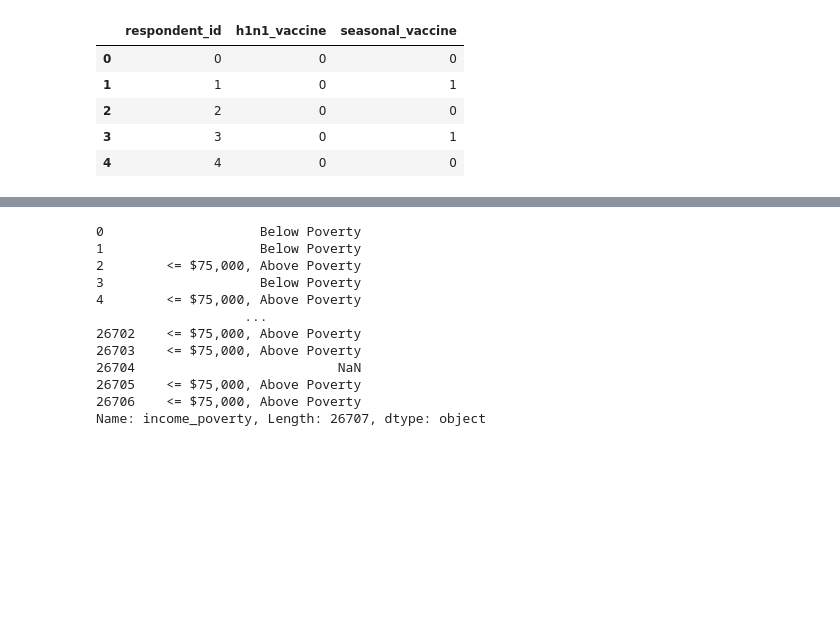
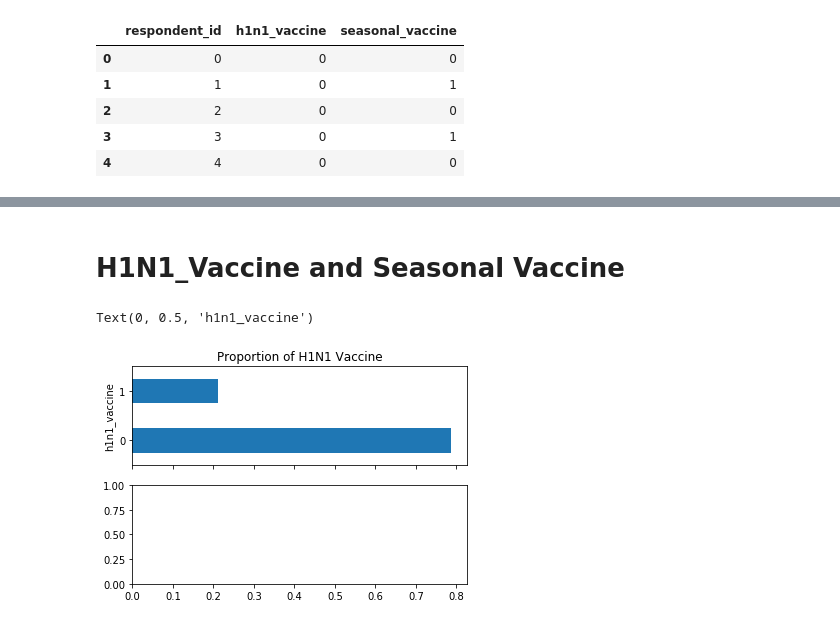
Before and after one commit to WinrichSy/DrivenData_FluShot_H1N1, a Jupyter notebook: Winrich_FluShot_H1N1.ipynb, the cells around one changed output, grey strips where cells are left out. Drawn from its saved outputs; the diff is of its cells as text; code cells hidden in the pictures; blank space fills up the shorter version.

Commit message:
looked at proportion between h1n1 vaccine and seasonal vaccine

```diff
--- a/Winrich_FluShot_H1N1.ipynb
+++ b/Winrich_FluShot_H1N1.ipynb
@@ -111,17 +100,4 @@ def fillpoverty(row):
     else:
         return "N/A"
 # %%
-entire_df["income_poverty"] = entire_df.apply(lambda x: fillpoverty(x) if pd.isnull(x['income_poverty']) else x['income_pov']
+entire_df["income_poverty"] = entire_df.apply(lambda x: fillpoverty(x) if pd.isnull(x['income_poverty']) else x['income_poverty'], axis = 1)
-# %% [output]
-0                    Below Poverty
-1                    Below Poverty
-2        <= $75,000, Above Poverty
-3                    Below Poverty
-4        <= $75,000, Above Poverty
-                   ...
-26702    <= $75,000, Above Poverty
-26703    <= $75,000, Above Poverty
-26704                          NaN
-26705    <= $75,000, Above Poverty
-26706    <= $75,000, Above Poverty
-Name: income_poverty, Length: 26707, dtype: object
@@ -127,0 +107,17 @@ Name: income_poverty, Length: 26707, dtype: object
+# %% [markdown]
+# H1N1_Vaccine and Seasonal Vaccine
+# %%
+#Show distribution between h1n1_vaccine and Seasonal Vaccine
+fig, ax = plt.subplots(2, 1, sharex=True)
+
+n_obs = labels_df.shape[0]
+
+#H1N1 Vaccine
+labels_df['h1n1_vaccine'].value_counts().div(n_obs).plot.barh(title="Proportion of H1N1 Vaccine", ax=ax[0])
+ax[0].set_ylabel("h1n1_vaccine")
+
+#Seasonal Vaccine
+labels_df['seasonal_vaccine'].value
+# %% [output]
+Text(0, 0.5, 'h1n1_vaccine')
+[figure, added]
```
Also changed, not shown: parts of 7 cells of this notebook.
